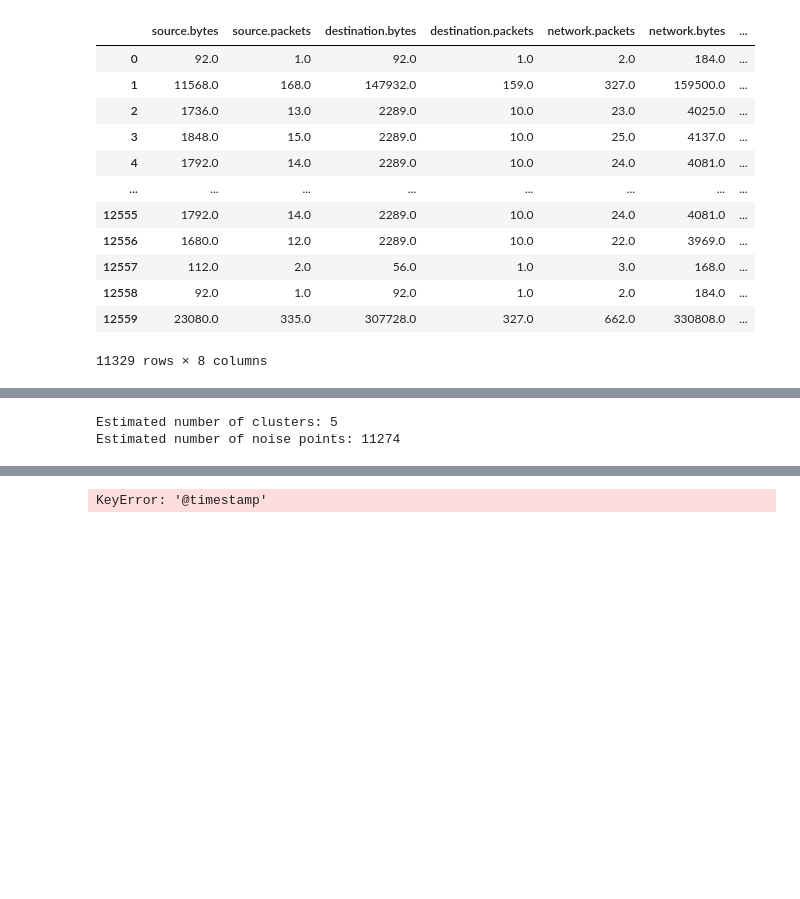
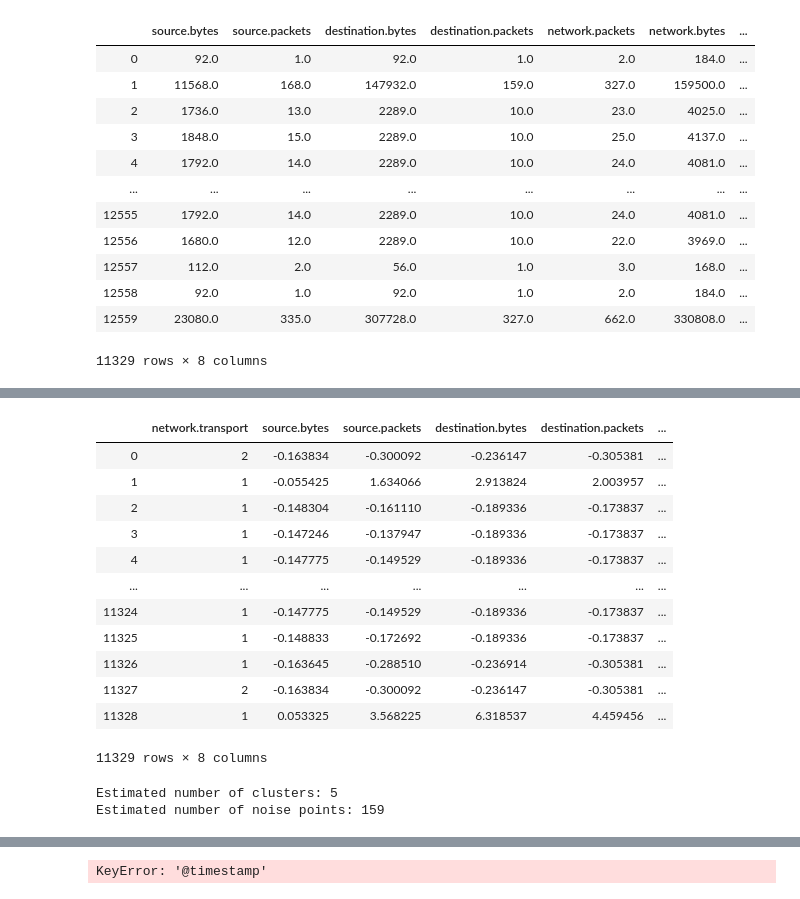
Before and after one commit to xetxezarreta/docker-elk, a Jupyter notebook: sb-ml/clustering/clustering-packetbeat.ipynb, the cells around one changed output, grey strips where cells are left out. Cells and saved outputs as stored; diff of their text form; code cells hidden in the pictures; blank space fills up the shorter version.

```diff
--- a/sb-ml/clustering/clustering-packetbeat.ipynb
+++ b/sb-ml/clustering/clustering-packetbeat.ipynb
@@ -95,0 +82,22 @@ X = df
+# %%
+from sklearn.preprocessing import StandardScaler
+
+X = df
+standarized = StandardScaler().fit_transform(X[['source.bytes', 'source.packets', 'destination.bytes', 'destination.packets', 'network.packets', 'network.bytes', 'event.duration']])
+standarized = pd.DataFrame(standarized, columns = ['source.bytes', 'source.packets', 'destination.bytes', 'destination.packets', 'network.packets', 'network.bytes', 'event.duration'])
+standarized.insert(0, 'network.transport', column)
+standarized
+# %% [output]
+|  | network.transport | source.bytes | source.packets | destination.bytes | destination.packets | ... |
+| 0 | 2 | -0.163834 | -0.300092 | -0.236147 | -0.305381 | ... |
+| 1 | 1 | -0.055425 | 1.634066 | 2.913824 | 2.003957 | ... |
+| 2 | 1 | -0.148304 | -0.161110 | -0.189336 | -0.173837 | ... |
+| 3 | 1 | -0.147246 | -0.137947 | -0.189336 | -0.173837 | ... |
+| 4 | 1 | -0.147775 | -0.149529 | -0.189336 | -0.173837 | ... |
+| ... | ... | ... | ... | ... | ... | ... |
+| 11324 | 1 | -0.147775 | -0.149529 | -0.189336 | -0.173837 | ... |
+| 11325 | 1 | -0.148833 | -0.172692 | -0.189336 | -0.173837 | ... |
+| 11326 | 1 | -0.163645 | -0.288510 | -0.236914 | -0.305381 | ... |
+| 11327 | 2 | -0.163834 | -0.300092 | -0.236147 | -0.305381 | ... |
+| 11328 | 1 | 0.053325 | 3.568225 | 6.318537 | 4.459456 | ... |
+11329 rows × 8 columns
@@ -96,10 +109,5 @@ X = df
 # %%
-import numpy as np
-from sklearn.cluster import DBSCAN
-from sklearn import metrics
-from sklearn.datasets import make_blobs
-from sklearn.preprocessing import StandardScaler
-
+X = standarized
 # Compute DBSCAN
 db = DBSCAN(eps=0.3, min_samples=10).fit(X)
 core_samples_mask = np.zeros_like(db.labels_, dtype=bool)
@@ -114,7 +122,7 @@ print('Estimated number of clusters: %d' % n_clusters_)
 print('Estimated number of noise points: %d' % n_noise_)
 # %% [output]
 Estimated number of clusters: 5
-Estimated number of noise points: 11274
+Estimated number of noise points: 159
 # %%
 # Plot result
 import matplotlib.pyplot as plt
```
Also changed, not shown: parts of 11 cells of this notebook.
